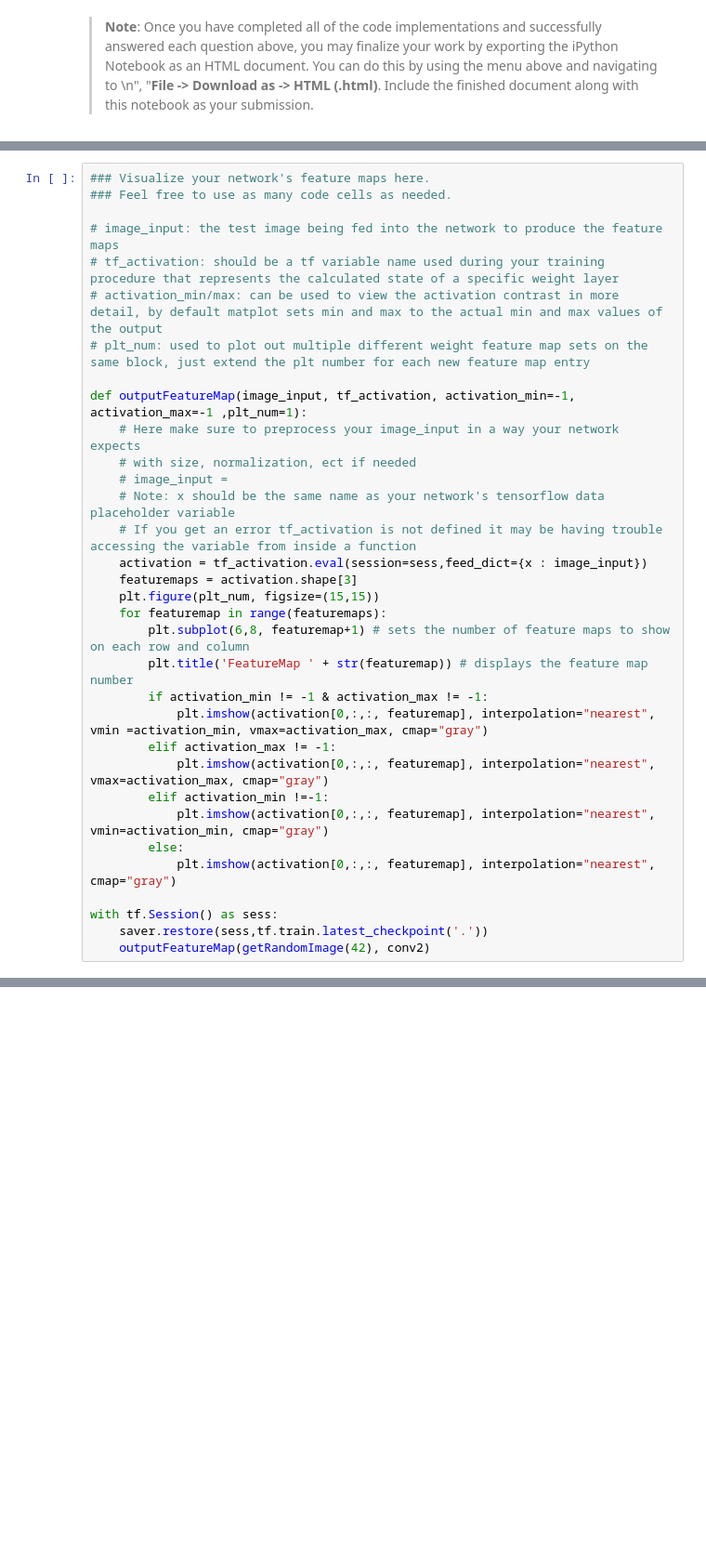
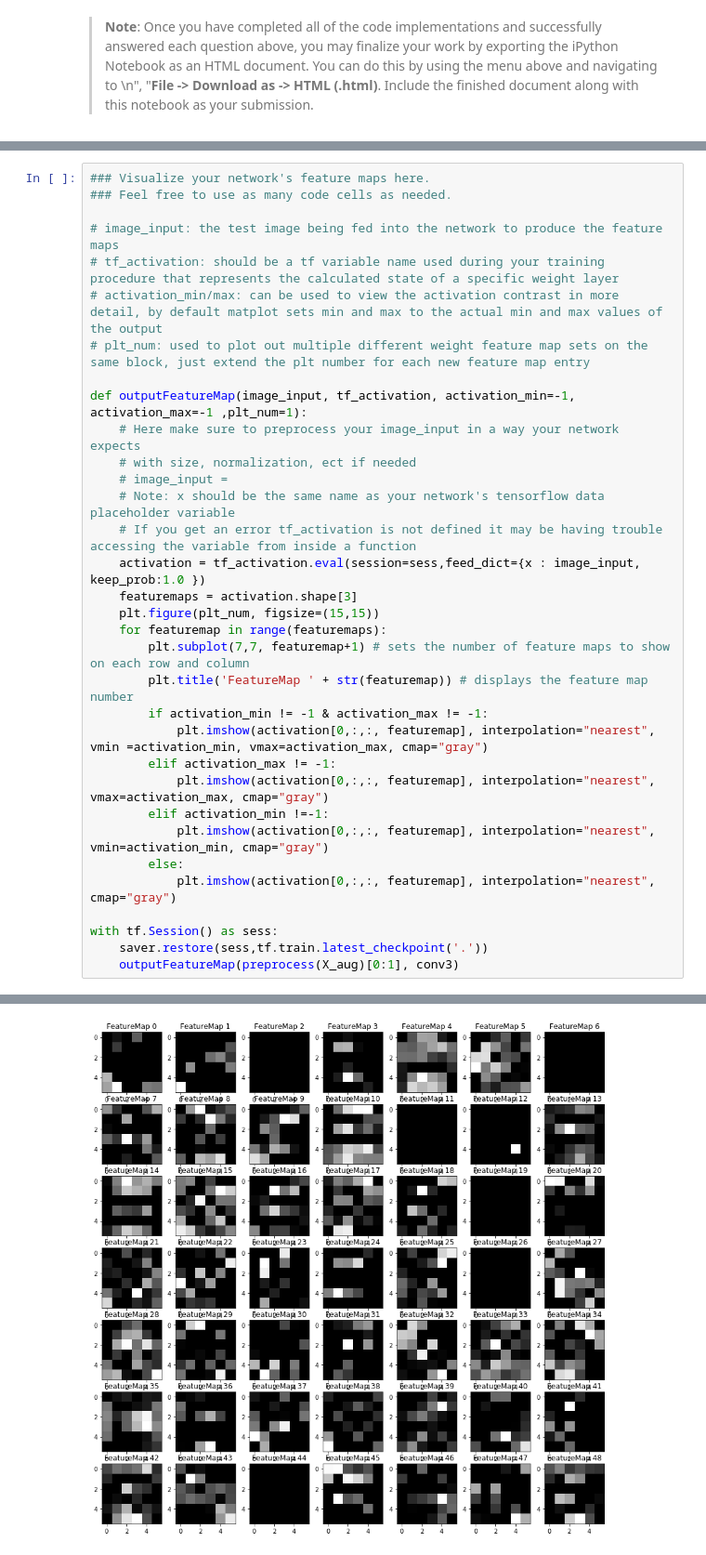
Before and after one commit to dbjnbnrj/CarND-Traffic-Sign-Classifier-Project, a Jupyter notebook: Traffic_Sign_Classifier.ipynb, the cells around one changed output, grey strips where cells are left out. Shown at 93% size. Cells and saved outputs as stored; diff of their text form; blank space fills up the shorter version.

```diff
--- a/Traffic_Sign_Classifier.ipynb
+++ b/Traffic_Sign_Classifier.ipynb
@@ -709,11 +758,11 @@ def outputFeatureMap(image_input, tf_activation, activation_min=-1, activation_m
     # image_input =
     # Note: x should be the same name as your network's tensorflow data placeholder variable
     # If you get an error tf_activation is not defined it may be having trouble accessing the variable from inside a function
-    activation = tf_activation.eval(session=sess,feed_dict={x : image_input})
+    activation = tf_activation.eval(session=sess,feed_dict={x : image_input, keep_prob:1.0 })
     featuremaps = activation.shape[3]
     plt.figure(plt_num, figsize=(15,15))
     for featuremap in range(featuremaps):
-        plt.subplot(6,8, featuremap+1) # sets the number of feature maps to show on each row and column
+        plt.subplot(7,7, featuremap+1) # sets the number of feature maps to show on each row and column
         plt.title('FeatureMap ' + str(featuremap)) # displays the feature map number
         if activation_min != -1 & activation_max != -1:
             plt.imshow(activation[0,:,:, featuremap], interpolation="nearest", vmin =activation_min, vmax=activation_max, cmap="gray")
@@ -726,4 +775,5 @@ def outputFeatureMap(image_input, tf_activation, activation_min=-1, activation_m
 
 with tf.Session() as sess:
     saver.restore(sess,tf.train.latest_checkpoint('.'))
-    outputFeatureMap(getRandomImage(42), conv2)
+    outputFeatureMap(preprocess(X_aug)[0:1], conv3)
+# %% [output]
@@ -729,0 +781 @@ with tf.Session() as sess:
+[figure, added]
```
Also changed, not shown: parts of 16 cells of this notebook.
